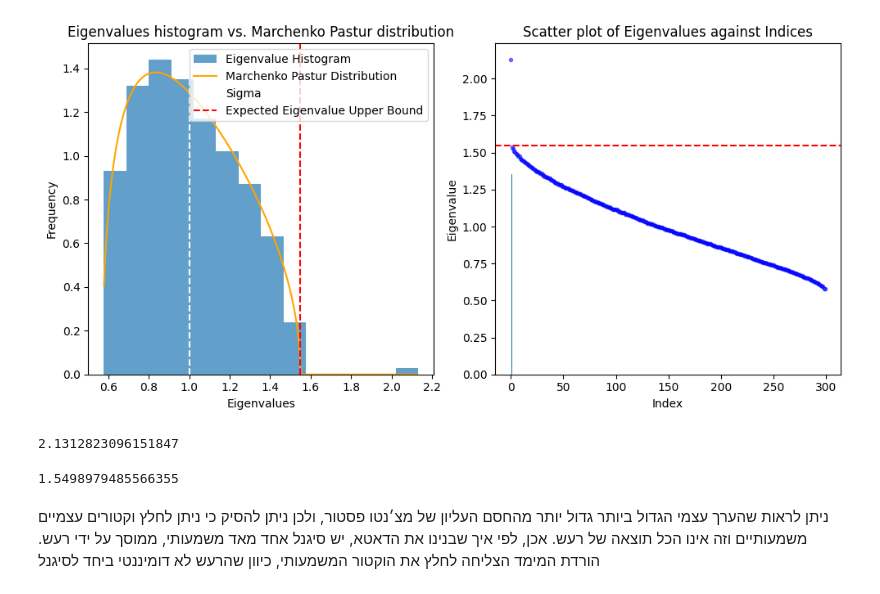
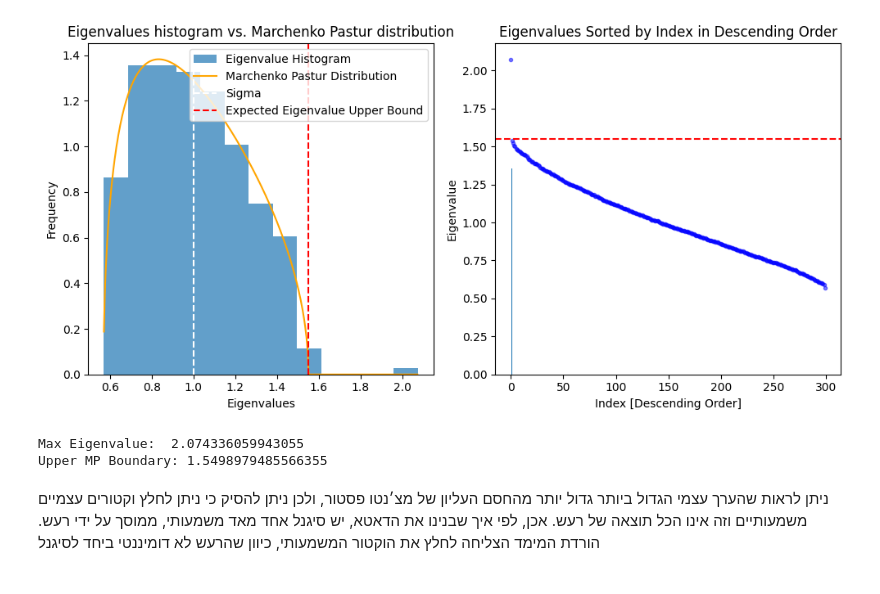
Before and after one commit to AvivGelfand/Geometry-of-Information-Course, a Jupyter notebook: EX2_Geo_.ipynb, the cells around one changed output. Saved outputs shown, nothing was run; the diff lists cells and outputs as text; code cells hidden in the pictures.

```diff
--- a/EX2_Geo_.ipynb
+++ b/EX2_Geo_.ipynb
@@ -74,38 +68,41 @@ r = randcv(p,n,sigma,a,v)
 # %%
-fig, axs = plt.subplots(1, 2, figsize=(10, 5))
+# Set the parameters and
+p = 300
+n = 5000
+sigma = 1
+a,v = generate_alpa_v_vectors(p,n)
+r = randcv(p,n,sigma,a,v)
 
 
+fig, axs = plt.subplots(1, 2, figsize=(10, 5))
 
 x, y, nn, ee,ev = EE(r, p/n, sigma)
 upper_boundary = (sigma * (1 + (p/n)**0.5))**2
 
 
 axs[0].hist(ee.ravel(), bins="auto", density=True, alpha=0.7, label='Eigenvalue Histogram')
 axs[0].plot(x, y, color='orange',  label='Marchenko Pastur Distribution')
 axs[0].axvline(x=sigma, color='white', linestyle='--', label='Sigma')
 axs[0].axvline(x=upper_boundary, color='red', linestyle='--', label='Expected Eigenvalue Upper Bound')
 axs[0].set_title("Eigenvalues histogram vs. Marchenko Pastur distribution")
 axs[0].set_xlabel('Eigenvalues')
 axs[0].set_ylabel('Frequency')
 axs[0].legend(loc='upper right')
-
 # Scatter plot of eigenvalues against their indices on axs[1]
 axs[1].scatter(np.arange(0, len(ee)), np.sort(ee)[::-1], marker='.', color='blue', alpha=0.5)
 axs[1].axhline(y=upper_boundary, color='red', linestyle='--', label='Expected Eigenvalue Upper Bound')
-axs[1].set_title('Scatter plot of Eigenvalues against Indices')
-axs[1].set_xlabel('Index')
+axs[1].set_title('Eigenvalues Sorted by Index in Descending Order')
+axs[1].set_xlabel('Index [Descending Order]')
 axs[1].set_ylabel('Eigenvalue')
 
 plt.tight_layout()
 plt.show()
+print("Max Eigenvalue: ",np.max(ee))
+print("Upper MP Boundary:",upper_boundary)
 # %% [output]
-[figure, old version]
+[figure, new version]
+Max Eigenvalue:  2.074336059943055
+Upper MP Boundary: 1.5498979485566355
-# %%
-print(np.max(ee))
-(sigma*(1+(p/n)**0.5))**2
-# %% [output]
-2.1312823096151847
-1.5498979485566355
 # %% [markdown]
 ניתן לראות שהערך עצמי הגדול ביותר גדול יותר  מהחסם העליון של מצ׳נטו פסטור, ולכן ניתן להסיק כי ניתן לחלץ וקטורים עצמיים משמעותיים וזה אינו הכל תוצאה של רעש.
 אכן, לפי איך שבנינו את הדאטא, יש סיגנל אחד מאד משמעותי, ממוסך על ידי רעש. הורדת המימד הצליחה לחלץ את הוקטור המשמעותי, כיוון שהרעש לא דומיננטי ביחד לסיגנל
```
Also changed, not shown: parts of 4 cells of this notebook, 2 other files.
